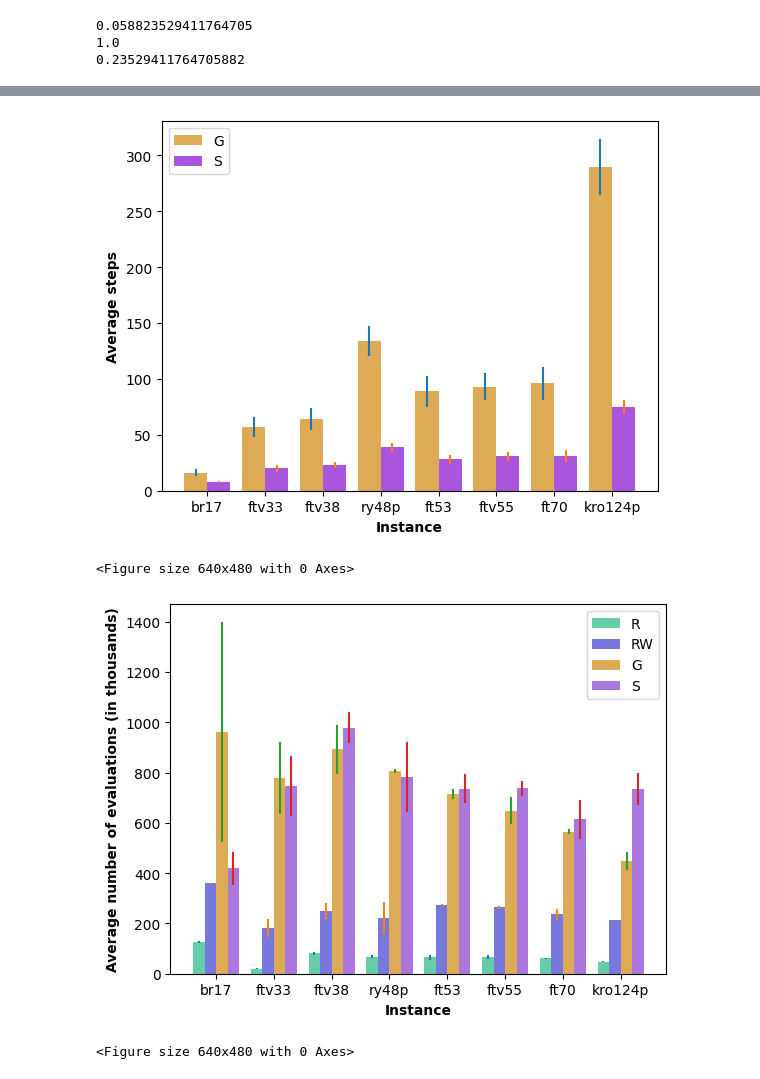
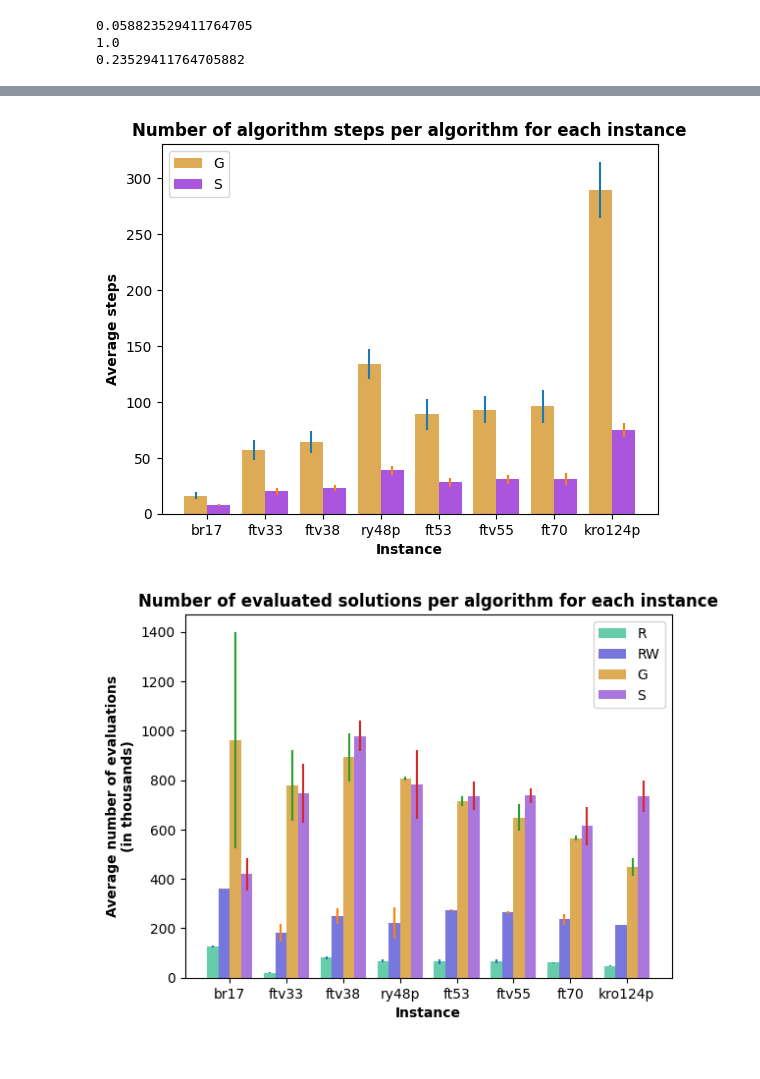
Before and after one commit to WojciechMajewski/BiologicallyInspired, a Jupyter notebook: plot_generation/main_plots.ipynb, the cells around one changed output, grey strips where cells are left out. Drawn from its saved outputs; the diff is of its cells as text; code cells hidden in the pictures.

```diff
--- a/plot_generation/main_plots.ipynb
+++ b/plot_generation/main_plots.ipynb
@@ -47,6 +47,7 @@ for line in text.split("\n"):
 
         cases[casename][algorithm]["Qmin"] = (cases[casename][algorithm]["min"] - optimas[casename]) / optimas[casename]
         cases[casename][algorithm]["Qavg"] = (cases[casename][algorithm]["avg"] - optimas[casename]) / optimas[casename]
+        cases[casename][algorithm]["Qavg_sd"] = cases[casename][algorithm]["sd"] / optimas[casename]
 
 
         cases[casename][algorithm]["efficiency"] = cases[casename][algorithm]["min"] / cases[casename][algorithm]["avg_time"]
@@ -84,7 +117,7 @@ print(cases)
 # %%
 dataset = {}
 for algorithm in list(cases[list(cases.keys())[0]].keys()):
-    dataset[algorithm] = [cases[case][algorithm]["avg_time"] for case in cases.keys()]
+    dataset[algorithm] = [cases[case][algorithm]["Qmin"] for case in cases.keys()]
 
 ticks = [i[5:-5] for i in list(cases.keys())] ### instances
 
@@ -98,13 +131,14 @@ for i in range(len(dataset.keys()) - 1):
 colors = ["#66ccaa", "#7777dd", "#dd6688", "#ddaa55", "#aa55dd"]
 
 for index, key in enumerate(list(dataset.keys())):
-    plt.bar(r_list[index], dataset[key], log = True, color = colors[index], width=barWidth, label=key)
+    plt.bar(r_list[index], dataset[key], color = colors[index], width=barWidth, label=key)
 
+plt.title("Quality measure of best solution for each algorithm and instance,\n with respect to the best known solution", fontweight='bold')
 plt.xlabel('Instance', fontweight='bold')
-plt.ylabel('Average time', fontweight='bold')
+plt.ylabel('Quality', fontweight='bold')
 plt.xticks([r + 2*barWidth for r in range(len(dataset["R"]))], ticks)
 
 plt.legend()
+plt.savefig('quality_best.pdf')
 plt.show()
-plt.savefig('times.pdf')
 # %% [output]
@@ -113,12 +146,10 @@ plt.savefig('times.pdf')
 # %%
-### FIX
+dataset = {}
+error = {}
+for algorithm in list(cases[list(cases.keys())[0]].keys()):
+    dataset[algorithm] = [cases[case][algorithm]["Qavg"] for case in cases.keys()]
+    error[algorithm] = [cases[case][algorithm]["Qavg_sd"] for case in cases.keys()]
 
-
-
-
-dataset = {}
-for algorithm in list(cases[list(cases.keys())[0]].keys()):
-    dataset[algorithm] = [cases[case][algorithm]["Qmin"] for case in cases.keys()]
 
 ticks = [i[5:-5] for i in list(cases.keys())] ### instances
 
@@ -134,11 +165,14 @@ colors = ["#66ccaa", "#7777dd", "#dd6688", "#ddaa55", "#aa55dd"]
 for index, key in enumerate(list(dataset.keys())):
     plt.bar(r_list[index], dataset[key], color = colors[index], width=barWidth, label=key)
 
+    plt.errorbar(r_list[index], dataset[key], error[key], linestyle='None')
+
+plt.title("Quality measure of best solution for each algorithm and instance,\n with respect to the best known solution", fontweight='bold')
 plt.xlabel('Instance', fontweight='bold')
 plt.ylabel('Quality', fontweight='bold')
 plt.xticks([r + 2*barWidth for r in range(len(dataset["R"]))], ticks)
 
 plt.legend()
+plt.savefig('quality_avg.pdf')
 plt.show()
-plt.savefig('quality.pdf')
 # %% [output]
@@ -167,46 +200,46 @@ for index, key in enumerate(list(dataset.keys())):
 
     plt.errorbar(r_list[index], dataset[key], error[key], linestyle='None')
 
+plt.title("Number of algorithm steps per algorithm for each instance", fontweight='bold')
 plt.xlabel('Instance', fontweight='bold')
 plt.ylabel('Average steps', fontweight='bold')
 plt.xticks([r + 0.5*barWidth for r in range(len(dataset["S"]))], ticks)
 
 plt.legend()
+plt.savefig('steps.pdf')
 plt.show()
-plt.savefig('steps.pdf')
 # %% [output]
-[figure, old version]
+[figure, new version]
-<Figure size 640x480 with 0 Axes>
 # %%
 dataset = {}
 error = {}
 for algorithm in ["R", "RW", "G", "S"]:
     dataset[algorithm] = [cases[case][algorithm]["avg_evals"] for case in cases.keys()]
     error[algorithm] = [cases[case][algorithm]["sd_evals"] for case in cases.keys()]
 
 ticks = [i[5:-5] for i in list(cases.keys())] ### instances
 
 barWidth = 0.2
 
 r_list = []
 r_list.append(np.arange(len(dataset["S"])))
 for i in range(len(dataset.keys()) - 1):
     r_list.append([x + barWidth for x in r_list[-1]])
 
 colors = ["#66ccaa", "#7777dd", "#ddaa55", "#aa77dd"]
 
 for index, key in enumerate(list(dataset.keys())):
     plt.bar(r_list[index], dataset[key], color = colors[index], width=barWidth, label=key)
     #plt.barh(r_list[index], width=dataset[key], color = colors[index], label=key)
     plt.errorbar(r_list[index], dataset[key], error[key], linestyle='None')
 
+plt.title("Number of evaluated solutions per algorithm for each instance", fontweight='bold')
 plt.xlabel('Instance', fontweight='bold')
-plt.ylabel('Average number of evaluations (in thousands)', fontweight='bold')
+plt.ylabel('Average number of evaluations\n(in thousands)', fontweight='bold')
 plt.xticks([r + 1.5*barWidth for r in range(len(dataset["S"]))], ticks)
 
 plt.legend()
+plt.savefig('evals.pdf')
 plt.show()
-plt.savefig('evals.pdf')
 # %% [output]
-[figure, old version]
+[figure, new version]
-<Figure size 640x480 with 0 Axes>
```
Also changed, not shown: parts of 4 cells of this notebook, 36 other files.
